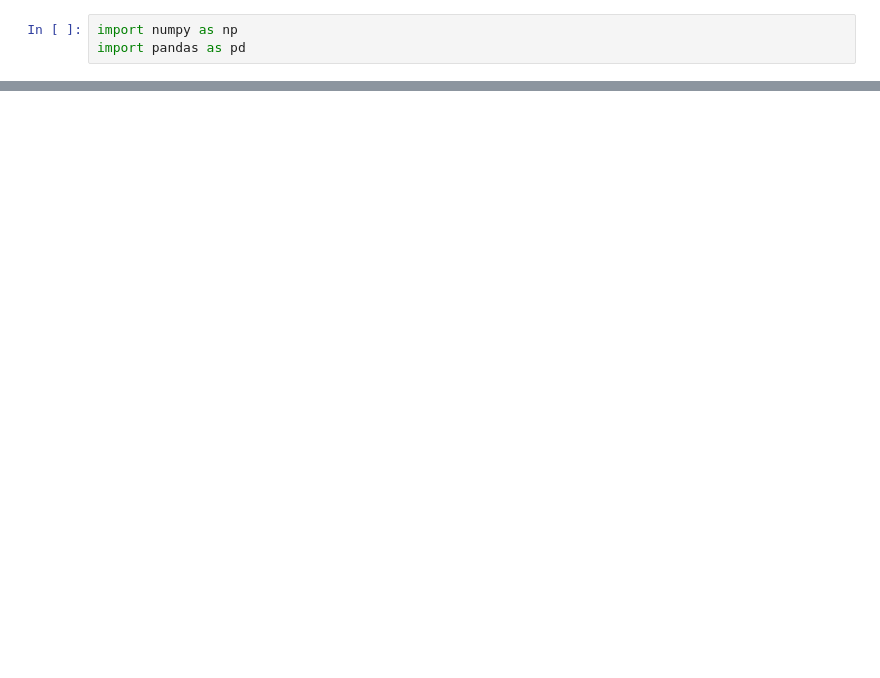
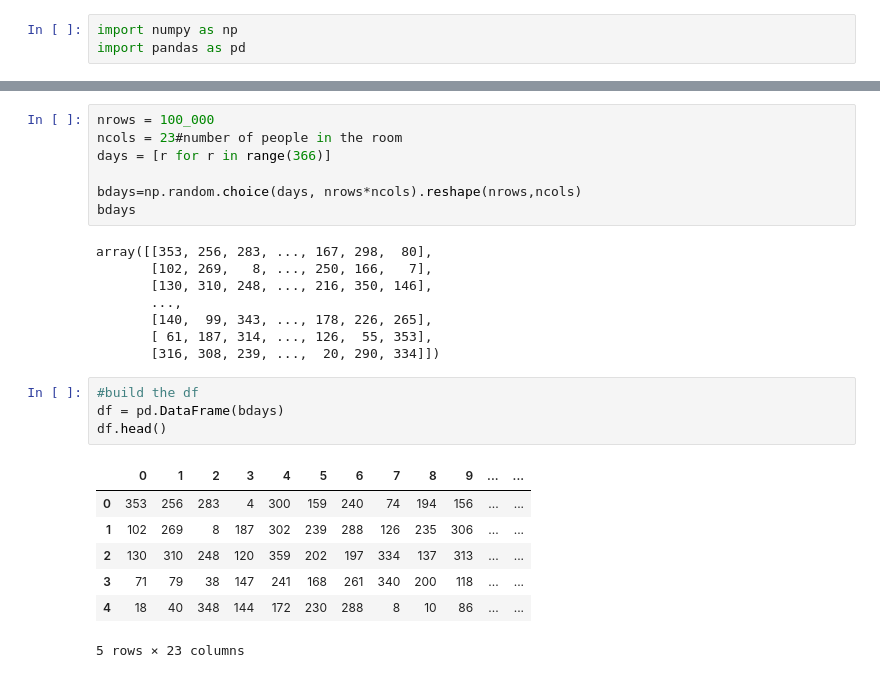
Before and after one commit to hrodjr/statistics-exercises, a Jupyter notebook: Simulation.ipynb, the cells around one changed output, grey strips where cells are left out. Saved outputs shown, nothing was run; the diff lists cells and outputs as text; blank space fills up the shorter version.

```diff
--- a/Simulation.ipynb
+++ b/Simulation.ipynb
@@ -37,0 +372,27 @@ array([False,  True,  True, False,  True,  True, False, False])
+# %%
+nrows = 100_000
+ncols = 23#number of people in the room
+days = [r for r in range(366)]
+
+bdays=np.random.choice(days, nrows*ncols).reshape(nrows,ncols)
+bdays
+# %% [output]
+array([[353, 256, 283, ..., 167, 298,  80],
+       [102, 269,   8, ..., 250, 166,   7],
+       [130, 310, 248, ..., 216, 350, 146],
+       ...,
+       [140,  99, 343, ..., 178, 226, 265],
+       [ 61, 187, 314, ..., 126,  55, 353],
+       [316, 308, 239, ...,  20, 290, 334]])
+# %%
+#build the df
+df = pd.DataFrame(bdays)
+df.head()
+# %% [output]
+|  | 0 | 1 | 2 | 3 | 4 | 5 | 6 | 7 | 8 | 9 | ... | ... |
+| 0 | 353 | 256 | 283 | 4 | 300 | 159 | 240 | 74 | 194 | 156 | ... | ... |
+| 1 | 102 | 269 | 8 | 187 | 302 | 239 | 288 | 126 | 235 | 306 | ... | ... |
+| 2 | 130 | 310 | 248 | 120 | 359 | 202 | 197 | 334 | 137 | 313 | ... | ... |
+| 3 | 71 | 79 | 38 | 147 | 241 | 168 | 261 | 340 | 200 | 118 | ... | ... |
+| 4 | 18 | 40 | 348 | 144 | 172 | 230 | 288 | 8 | 10 | 86 | ... | ... |
+5 rows × 23 columns
```
Also changed, not shown: parts of 51 cells of this notebook.
